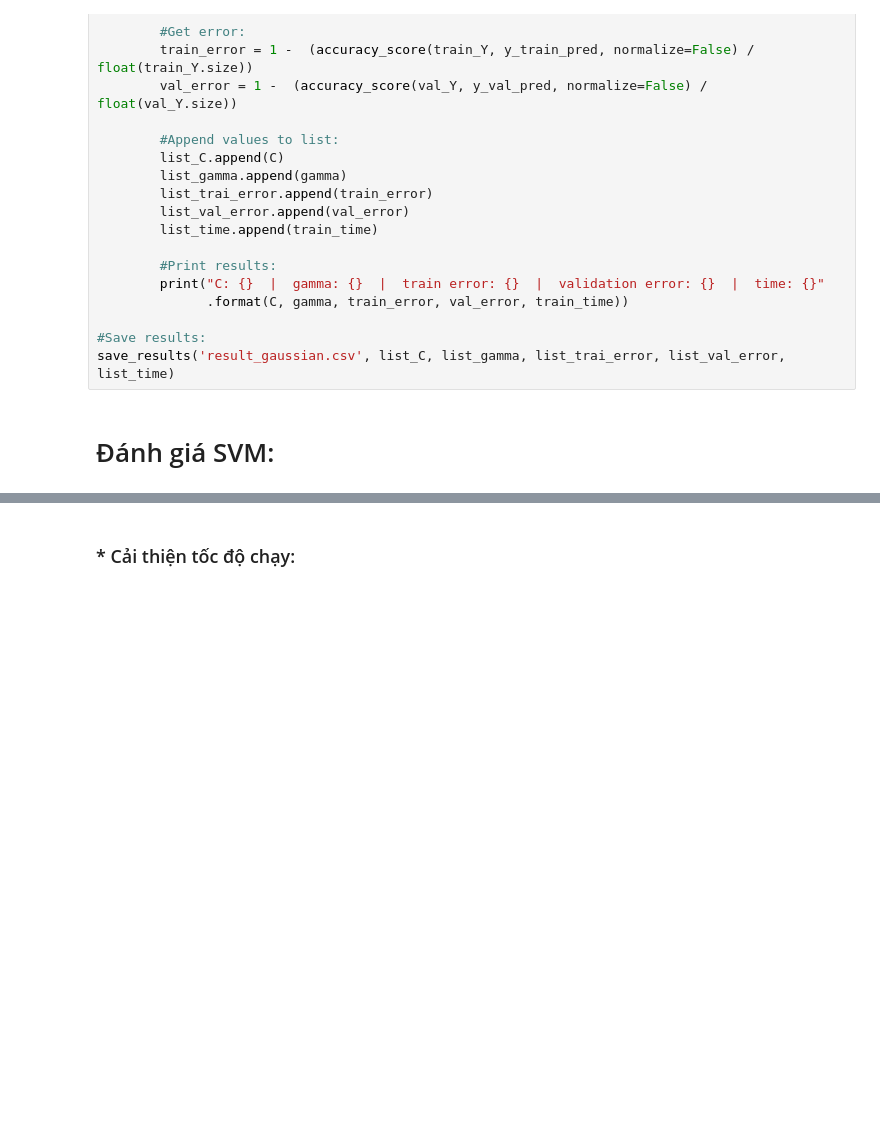
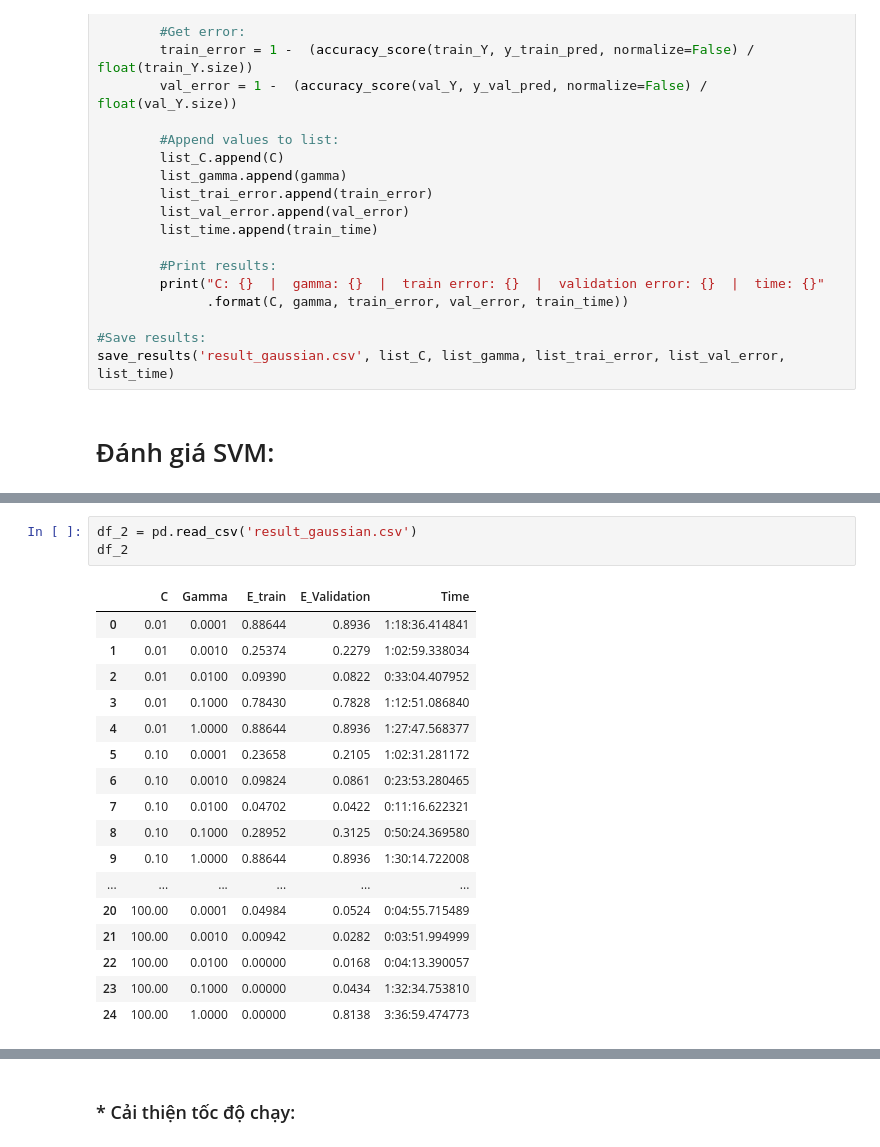
Before and after one commit to bason1999qn/Final_Machine_Learning, a Jupyter notebook: SVM_run.ipynb, the cells around one changed output, grey strips where cells are left out. Drawn from its saved outputs; the diff is of its cells as text; blank space fills up the shorter version.

Commit message:
add result with test data

```diff
--- a/SVM_run.ipynb
+++ b/SVM_run.ipynb
@@ -261,0 +271,21 @@ df_2.min(axis=0)['E_Validation']
+# %%
+df_2 = pd.read_csv('result_gaussian.csv')
+df_2
+# %% [output]
+|  | C | Gamma | E_train | E_Validation | Time |
+| 0 | 0.01 | 0.0001 | 0.88644 | 0.8936 | 1:18:36.414841 |
+| 1 | 0.01 | 0.0010 | 0.25374 | 0.2279 | 1:02:59.338034 |
+| 2 | 0.01 | 0.0100 | 0.09390 | 0.0822 | 0:33:04.407952 |
+| 3 | 0.01 | 0.1000 | 0.78430 | 0.7828 | 1:12:51.086840 |
+| 4 | 0.01 | 1.0000 | 0.88644 | 0.8936 | 1:27:47.568377 |
+| 5 | 0.10 | 0.0001 | 0.23658 | 0.2105 | 1:02:31.281172 |
+| 6 | 0.10 | 0.0010 | 0.09824 | 0.0861 | 0:23:53.280465 |
+| 7 | 0.10 | 0.0100 | 0.04702 | 0.0422 | 0:11:16.622321 |
+| 8 | 0.10 | 0.1000 | 0.28952 | 0.3125 | 0:50:24.369580 |
+| 9 | 0.10 | 1.0000 | 0.88644 | 0.8936 | 1:30:14.722008 |
+| ... | ... | ... | ... | ... | ... |
+| 20 | 100.00 | 0.0001 | 0.04984 | 0.0524 | 0:04:55.715489 |
+| 21 | 100.00 | 0.0010 | 0.00942 | 0.0282 | 0:03:51.994999 |
+| 22 | 100.00 | 0.0100 | 0.00000 | 0.0168 | 0:04:13.390057 |
+| 23 | 100.00 | 0.1000 | 0.00000 | 0.0434 | 1:32:34.753810 |
+| 24 | 100.00 | 1.0000 | 0.00000 | 0.8138 | 3:36:59.474773 |
```
Also changed, not shown: parts of 11 cells of this notebook.
